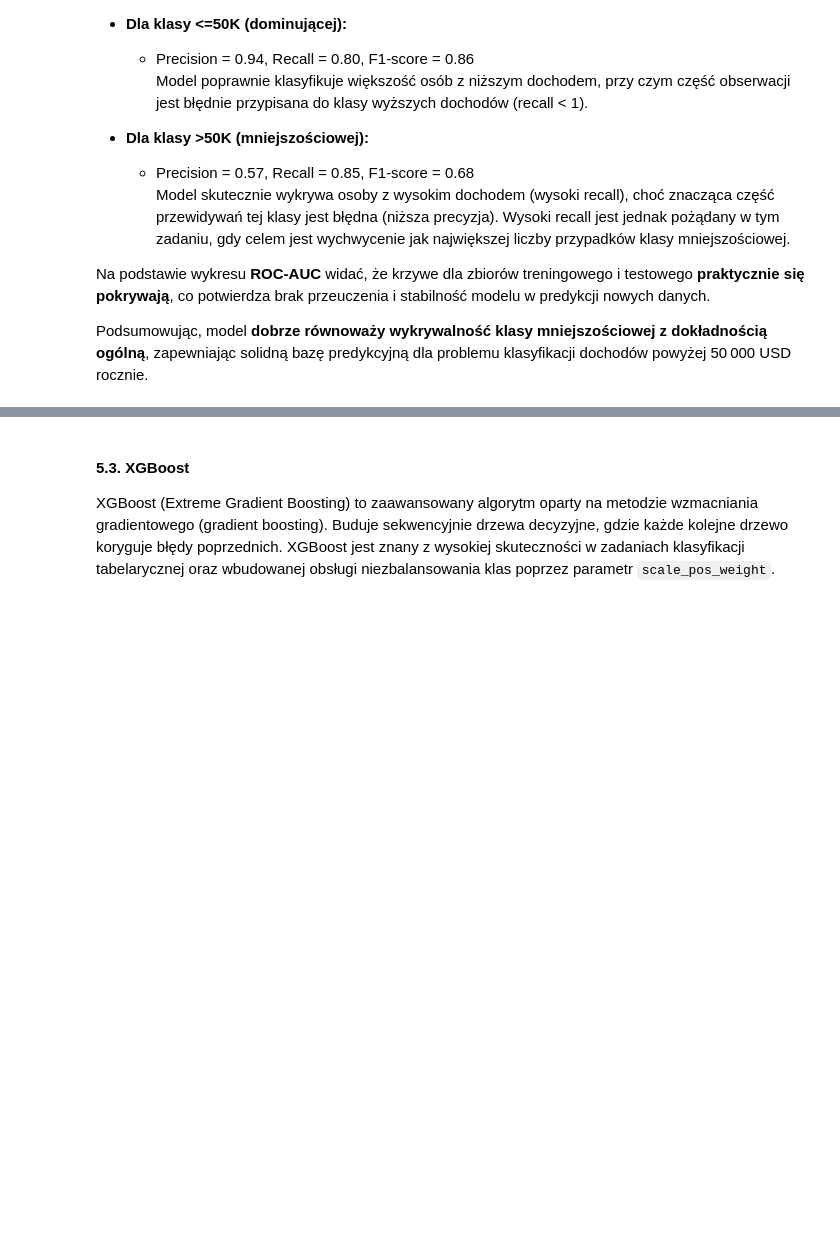
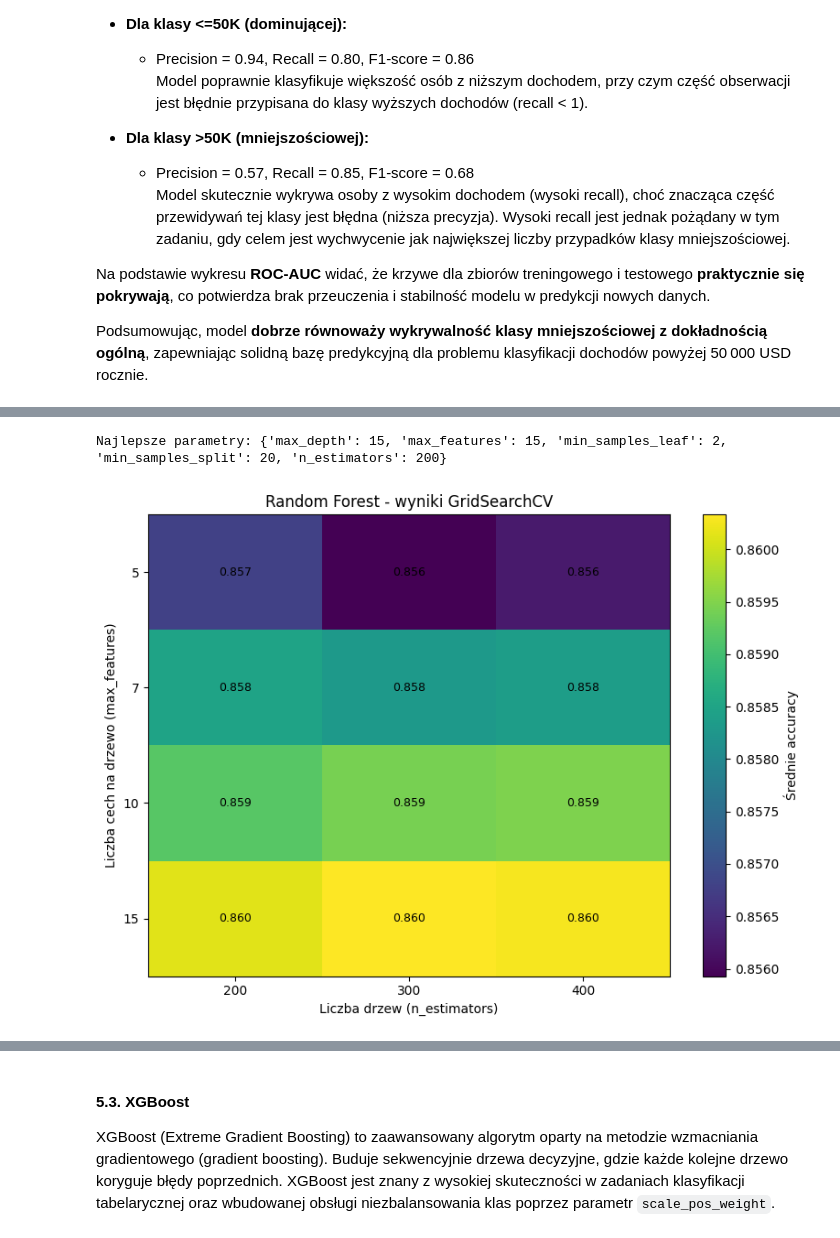
Before and after one commit to hoanganhlinh/SRD-projekt, a Jupyter notebook: adult-classification.ipynb, the cells around one changed output, grey strips where cells are left out. Saved outputs shown, nothing was run; the diff lists cells and outputs as text; code cells hidden in the pictures; blank space fills up the shorter version.

```diff
--- a/adult-classification.ipynb
+++ b/adult-classification.ipynb
@@ -1139,0 +1241,19 @@ Podsumowując, model **dobrze równoważy wykrywalność klasy mniejszościowej
+# %%
+#Siatka parametrów do przeszukiwania najlepszych parametrów
+param_grid = {
+    "n_estimators": [200, 300, 400],
+    "max_features": [5, 7, 10, 15],
+    "max_depth": [5, 8, 12, 15],
+    "min_samples_split": [5, 10, 20],
+    "min_samples_leaf": [2, 5, 10]
+}
+# %%
+tuning_rf = GridSearchCV(
+    rf_model,
+    param_grid,
+    scoring="accuracy",
+    cv=3,
+    n_jobs=1,
+    verbose=2
+)
+tuning_rf.fit(X_train, y_train)
@@ -1139,0 +1285,40 @@ Podsumowując, model **dobrze równoważy wykrywalność klasy mniejszościowej
+# %%
+print("Najlepsze parametry:", tuning_rf.best_params_)
+Best_RF = tuning_rf.best_estimator_
+# %% [output]
+Najlepsze parametry: {'max_depth': 15, 'max_features': 15, 'min_samples_leaf': 2, 'min_samples_split': 20, 'n_estimators': 200}
+# %%
+results_rf = pd.DataFrame(tuning_rf.cv_results_)
+
+pivot_rf = results_rf.pivot_table(
+    values="mean_test_score",
+    index="param_max_features",
+    columns="param_n_estimators"
+)
+
+pivot_rf = pivot_rf.sort_index()
+
+plt.figure(figsize=(8, 6))
+plt.imshow(pivot_rf, aspect="auto", cmap="viridis")
+plt.colorbar(label="Średnie accuracy")
+
+plt.xticks(range(len(pivot_rf.columns)), pivot_rf.columns)
+plt.yticks(range(len(pivot_rf.index)), pivot_rf.index)
+
+plt.xlabel("Liczba drzew (n_estimators)")
+plt.ylabel("Liczba cech na drzewo (max_features)")
+plt.title("Random Forest - wyniki GridSearchCV")
+
+for i in range(pivot_rf.shape[0]):
+    for j in range(pivot_rf.shape[1]):
+        value = pivot_rf.iloc[i, j]
+        plt.text(
+            j, i, f"{value:.3f}",
+            ha="center", va="center",
+            color="black", fontsize=9
+        )
+
+plt.tight_layout()
+plt.show()
+# %% [output]
+[figure, added]
```
Also changed, not shown: parts of 45 cells of this notebook, 1 other file.
